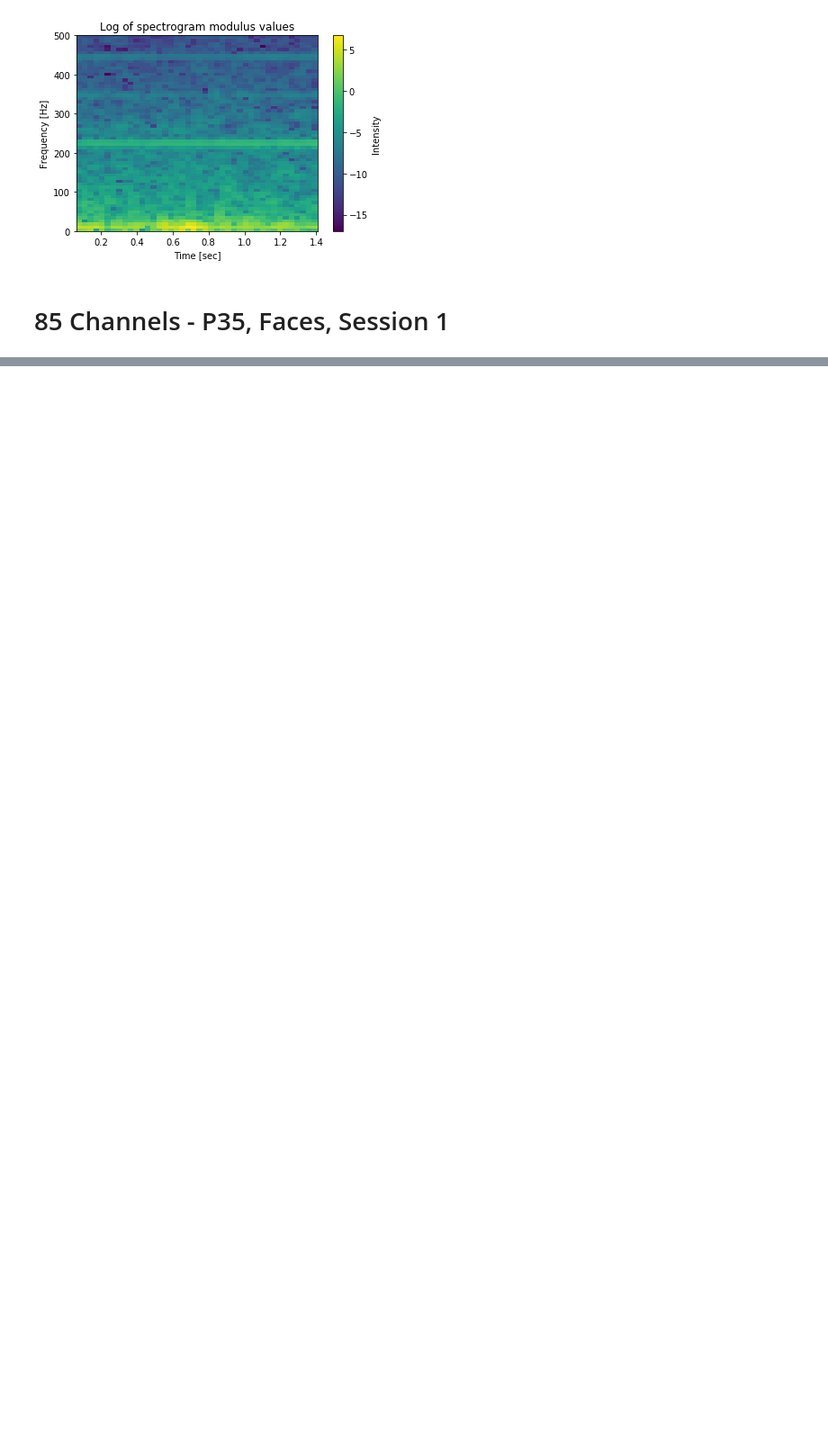
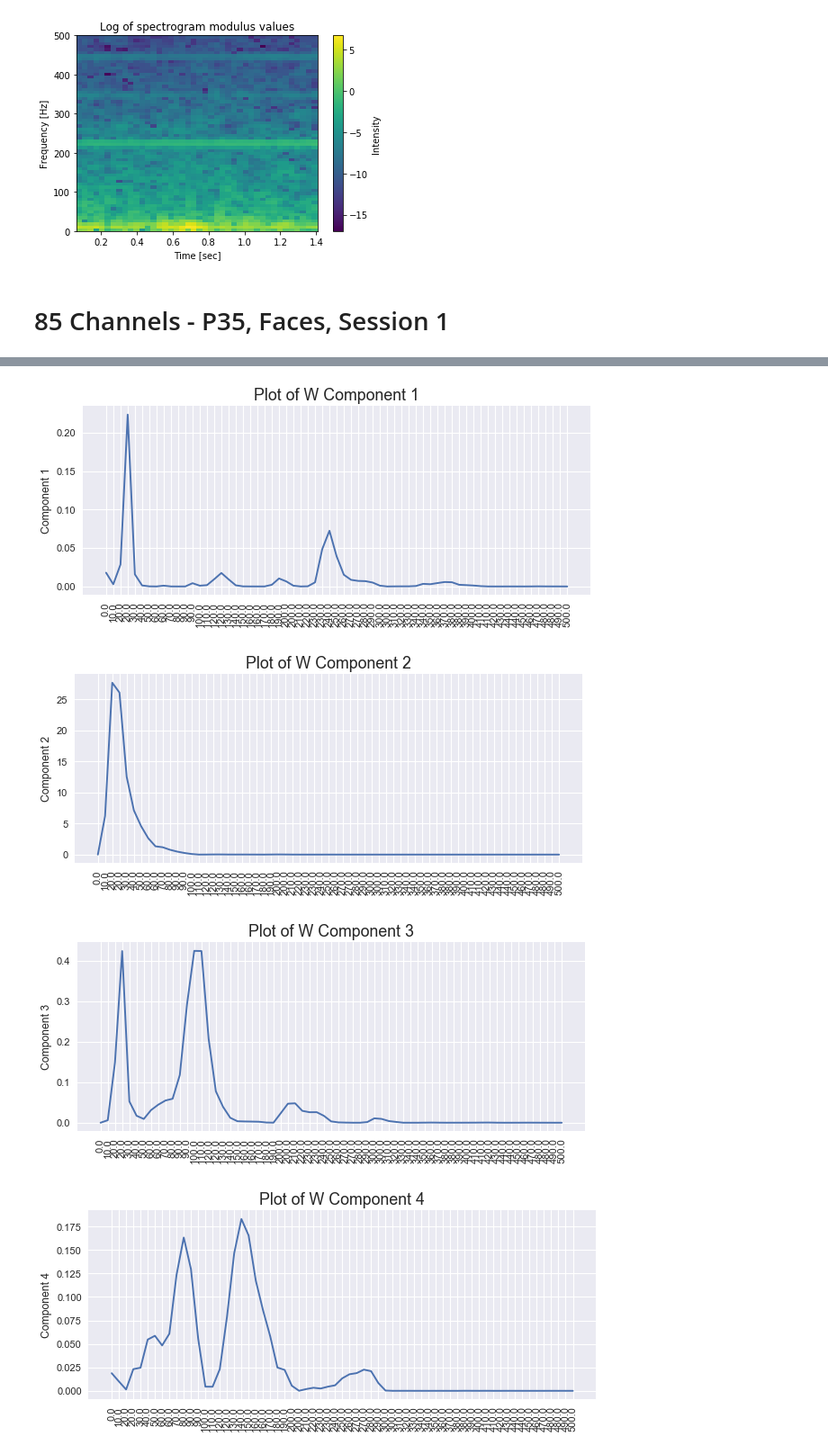
Before and after one commit to shamindras/neuroada_analysis, a Jupyter notebook: Python/demo-specgram.ipynb, the cells around one changed output, grey strips where cells are left out. Shown at 90% size. Cells and saved outputs as stored; diff of their text form; code cells hidden in the pictures; blank space fills up the shorter version.

```diff
--- a/Python/demo-specgram.ipynb
+++ b/Python/demo-specgram.ipynb
@@ -198,24 +190,0 @@ max_iter = 400
-# %%
-# Get all the channels and trials (DONE)
-all_patient_trials = get_all_pat_chn_trials(patient_num = patient_num, session_idx = session_idx,
-                                            tot_num_channels = tot_num_channels)
-
-trials_samp_idx = samp_idx_without_replace(np_arr=all_patient_trials[0], samp_prop=samp_trial_pop,
-                                           sample_rows=True)
-print(len(trials_samp_idx))
-
-# Fit the spectrograms and hstack the spectrograms
-comb_all_channels_specgrams = specgram_wrapper(arr_all_trials=all_patient_trials,
-                                               trials_samp_idx=trials_samp_idx,
-                                               tot_num_channels=tot_num_channels,
-                                               filter_row_idx=None,
-                                               log_Sxx=False)
-
-# randomly sample across time
-time_samp_idx = samp_idx_without_replace(np_arr=comb_all_channels_specgrams, samp_prop=0.2, sample_rows=False)
-print("comb_all_channels_specgrams:", comb_all_channels_specgrams.shape, sep = " ")
-print("time_samp_idx length:", len(time_samp_idx), sep = " ")
-
-comb_specgram_time_sample = time_sample_specgram(comb_specgram=comb_all_channels_specgrams,
-                                                 time_samp_idx=time_samp_idx)
-print("comb_specgram_time_sample:", comb_specgram_time_sample.shape, sep=" ")
@@ -289,0 +249,11 @@ def entire_specgram_nmf_wrapper(patient_num, session_idx, tot_num_channels, samp
+# %%
+V, W, H = entire_specgram_nmf_wrapper(patient_num=35, session_idx=1, tot_num_channels=85,
+                                      samp_trial_pop=1.0, time_samp_prop=0.2, #(100% sampling of trials, 20% sampling of time)
+                                      filter_row_idx=None,
+                                      log_Sxx=False,
+                                      n_components=8,
+                                      init='random',
+                                      random_state=0,
+                                      beta_loss='itakura-saito',
+                                      solver = 'mu',
+                                      max_iter=400)
@@ -289,0 +270,8 @@ def entire_specgram_nmf_wrapper(patient_num, session_idx, tot_num_channels, samp
+# %%
+freq_ticks = np.around(np.linspace(0, 500, num=W.shape[0]), decimals=0)
+plotW(W = W, log=False, x_ticks_l=freq_ticks)
+# %% [output]
+[figure, added]
+[figure, added]
+[figure, added]
+[figure, added]
```
Also changed, not shown: parts of 27 cells of this notebook.
